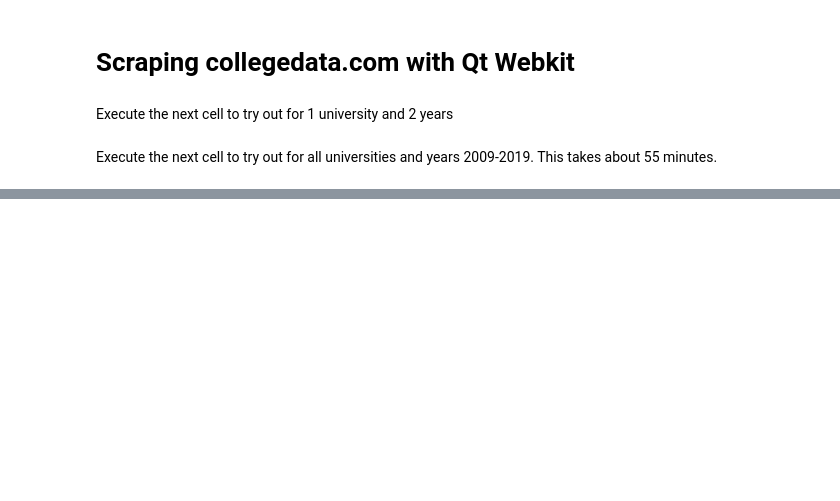
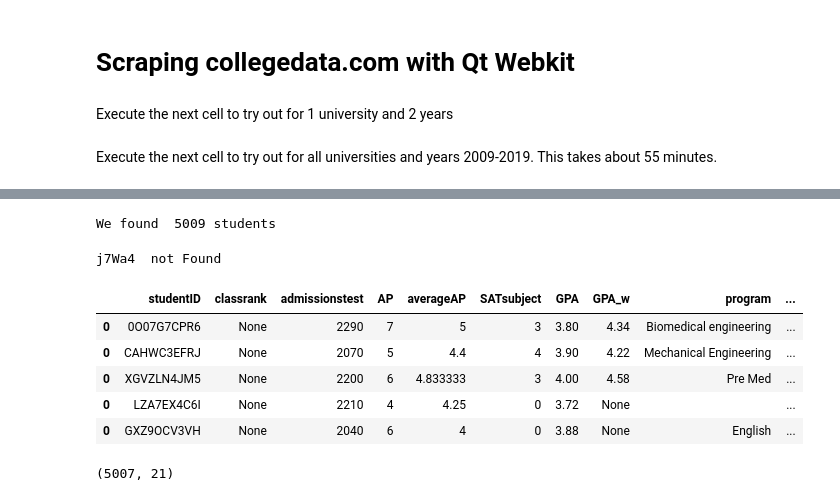
Before and after one commit to wihl/cs109-groupproj-college, a Jupyter notebook: scrape/collegedata/Scraping Collegedata_MultipleRender.ipynb, the cells around one changed output, grey strips where cells are left out. Drawn from its saved outputs; the diff is of its cells as text; code cells hidden in the pictures; blank space fills up the shorter version.

```diff
--- a/scrape/collegedata/Scraping Collegedata_MultipleRender.ipynb
+++ b/scrape/collegedata/Scraping Collegedata_MultipleRender.ipynb
@@ -153,3 +153,8 @@ Wall time: 53min 21s
+# %%
+r.profileList.remove('orangecat')
+print 'We found ', len(r.profileList), 'students'
+# %% [output]
+We found  5009 students
 # %%
 genderdict = {'Male': -1, 'Female': 1}
 highschooldict = {'Public': -1, 'Private': 1, 'Parochial': 1, 'Home-Schooled': 1}
@@ -160,7 +165,7 @@ sats=[1600, 1560, 1510, 1460, 1420, 1380, 1340, 1300, 1260, 1220, 1190, 1150, 11
       830, 790, 740, 690, 640, 590, 530]
 act2satdict=dict(zip(range(11,37),sats))
 booleandict={'': -1, 'X': 1}
-statusdict={'Will Attend': 1, 'Accepted': 1, 'Applied': 0, 'Deferred': -1, 'Denied': -1, 'Not Applied': 0, 'Wait-Listed': 1, 'Withdrawn': 0, '': 0}
+statusdict={'Will Attend': 1, 'Accepted': 1, 'Applied': 0, 'Deferred': -1, 'Denied': -1, 'Not Applied': 0, 'Wait-Listed': 1, 'Withdrawn': 0, 'Pending': -1}
 # %%
 def getFromDict(dictionary,text):
     if dictionary.has_key(text):
@@ -204,6 +209,9 @@ def getCanAfford(text):
         return 1
     else:
         return 0
+def removePunct(text):
+    text = re.sub(r'([^\s\w]|_)+'," ",text)
+    return re.sub('\s+',' ',text).encode('latin-1')
 # %%
 columns_student = ['classrank', 'admissionstest','AP','averageAP','SATsubject', 'GPA', 'GPA_w', 'program','schooltype',
             'intendedgradyear', 'addInfo', 'canAfford', 'female', 'MinorityGender','MinorityRace','international',
@@ -220,11 +228,11 @@ def getColumnValues(soup):
     values['female']= getFromDict(genderdict,doc[0].get_text().strip()) # GENDER
     values['MinorityGender']= 1 if values['female']==0 else -1
     values['MinorityRace'] = isMinority(doc[1].get_text().strip().lower()) # MINORITY RACE
-    values['program'] = doc[2].get_text().strip() # PROGRAM
+    values['program'] = removePunct(doc[2].get_text().strip()) # PROGRAM
     # Now we look at the academics box which includes GPA and high school info
     doc = soup.find("div", {"class": "academicswrap"}).find_all("span")
     values['schooltype']=getFromDict(highschooldict,doc[0].get_text().strip()) # SCHOOL TYPE
-    state=states_dict[doc[1].get_text().strip()] # STATE OF STUDENT
+    state=getFromDict(states_dict,doc[1].get_text().strip()) # STATE OF STUDENT
     values['international'] = 1 if state=='Other' else -1
     values['GPA'] = float(doc[3].get_text()) # unweighted GPA
     values['GPA_w'] = float(doc[4].get_text()) if doc[4].get_text().strip()!='' else None # Weighted GPA
@@ -238,14 +246,14 @@ def getColumnValues(soup):
         values['averageAP'],values['AP']= getScores(doc,np.mean) # AVERAGE AP
     doc = soup.find_all("div", {"class": "word"})
     doc = [d.get_text().strip() for d in doc]
-    values['addInfo']= doc[0]+doc[1]+doc[2] # Additional info
+    values['addInfo']= removePunct(doc[0]+doc[1]+doc[2]) # Additional info
     # Next: the colleges applied to and the admission results for the admissions table
     doc = soup.find("table", {"class": "collchoice"})
     collegelist = doc.find("tbody").find_all("tr")
     for c in collegelist:
         uni = c.find("th").find("span").get_text().strip()
         if uni in uni_list:
-            unirow = dict(zip(columns_uni,[None for i in range(len(columns_uni))]))
+            unirow = dict(zip(columns_uni,[None for i in range(6)]))
             unirow['collegeID']=uni_name_dict[uni]
             doc=c.find_all("td", {"class": "center"})
             unirow['earlyAppl']=booleandict[doc[0].get_text().strip()] # Early Admission
@@ -253,7 +261,7 @@ def getColumnValues(soup):
             if values['sports']==None or values['sports']==0:
                 values['sports']=booleandict[doc[2].get_text().strip()] # Athlete
             doc = doc[2].next_sibling.find_next("span")
-            unirow['acceptStatus']=statusdict[doc.get_text().strip()] # Admission status
+            unirow['acceptStatus']=getFromDict(statusdict,doc.get_text().strip()) # Admission status
             if values['canAfford']==None or values['canAfford']==0:
                 values['canAfford']=getCanAfford(doc.find_next("span").get_text().strip())
             unirow['outofstate']= -1 if state==uni_state_dict[uni] else 1
@@ -262,18 +270,34 @@ def getColumnValues(soup):
 # %%
 if ('students' in locals()):
     students.cleanup()
     del students
 if ('applForm' in locals()): del applForm
 students=ti.Student()
 colleges = ti.College()
 applForm = ti.ApplForm()
 for p in r.profileList:
+    #print p
     profile_url=baseurl+student_url+p
     soup=BeautifulSoup(requests.get(profile_url).text,'html.parser')
+    if soup.find("div", {"class": "academicswrap"})==None:
+        print p, ' not Found'
+        continue
     newrow, applications = getColumnValues(soup)
     studentID=students.insert(newrow)
     for app in applications:
         app['studentID']=studentID[0]
     applForm.insert(applications)
 students.df.head()
+# %% [output]
+j7Wa4  not Found
+|  | studentID | classrank | admissionstest | AP | averageAP | SATsubject | GPA | GPA_w | program | ... |
+| 0 | 0O07G7CPR6 | None | 2290 | 7 | 5 | 3 | 3.80 | 4.34 | Biomedical engineering | ... |
+| 0 | CAHWC3EFRJ | None | 2070 | 5 | 4.4 | 4 | 3.90 | 4.22 | Mechanical Engineering | ... |
+| 0 | XGVZLN4JM5 | None | 2200 | 6 | 4.833333 | 3 | 4.00 | 4.58 | Pre Med | ... |
+| 0 | LZA7EX4C6I | None | 2210 | 4 | 4.25 | 0 | 3.72 | None |  | ... |
+| 0 | GXZ9OCV3VH | None | 2040 | 6 | 4 | 0 | 3.88 | None | English | ... |
+# %%
+students.df.shape
+# %% [output]
+(5007, 21)
 # %%
```
Also changed, not shown: parts of 7 cells of this notebook, 1 other file.
